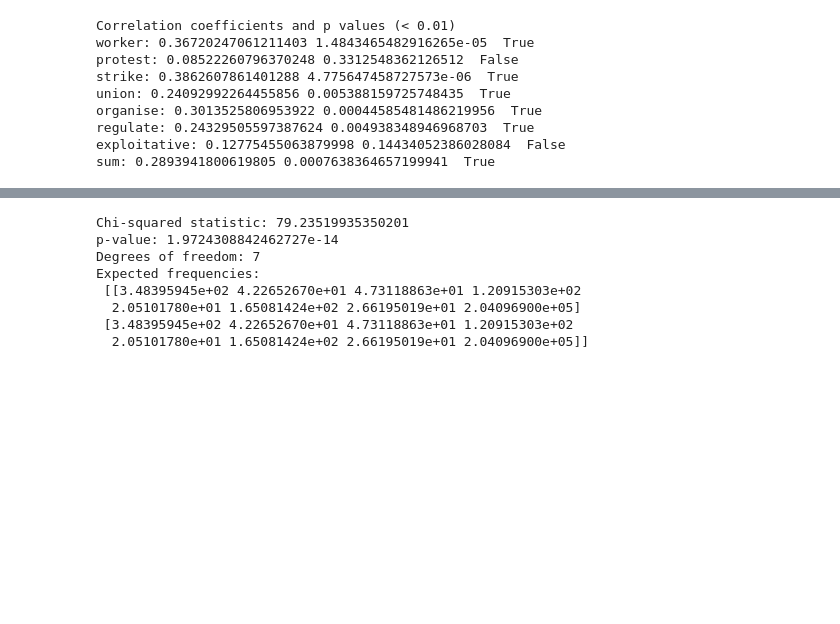
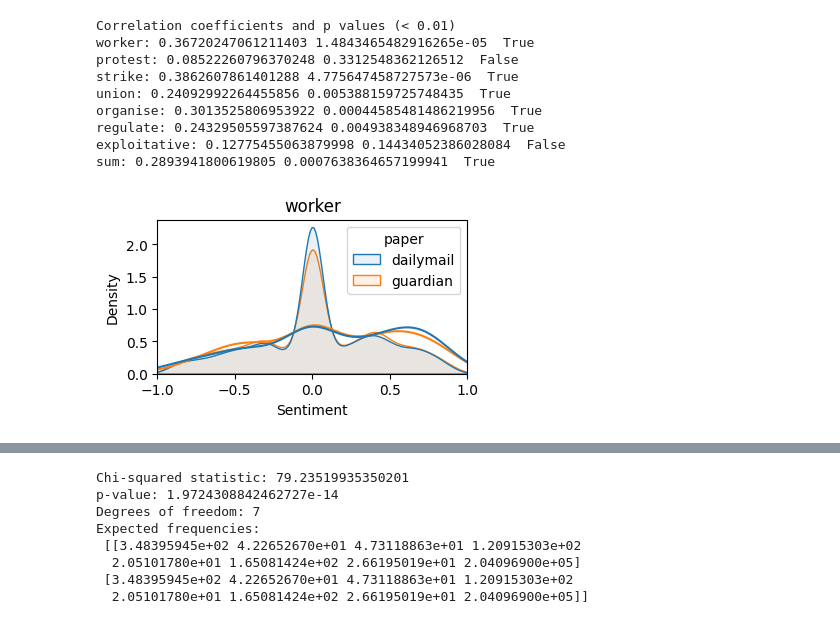
Before and after one commit to dmh21za/compmeth, a Jupyter notebook: summative.ipynb, the cells around one changed output, grey strips where cells are left out. Saved outputs shown, nothing was run; the diff lists cells and outputs as text; code cells hidden in the pictures; blank space fills up the shorter version.

Commit message:
can make graphs that show sentiment of sentences / headlines containing keywords

```diff
--- a/summative.ipynb
+++ b/summative.ipynb
@@ -941,3 +943,85 @@ organise: 0.3013525806953922 0.00044585481486219956  True
 regulate: 0.24329505597387624 0.004938348946968703  True
 exploitative: 0.12775455063879998 0.14434052386028084  False
 sum: 0.2893941800619805 0.0007638364657199941  True
+# %%
+# this is going to do topic modelling for each sentence that includes keywords
+# first step is to combine all bodies into a single block of text
+df = load_articles('./final_data.json')
+df.head(5)
+
+# merge all bodies of each paper into list of sentences
+body_dm = sent_tokenize(". ".join(df[df['paper'] == 'dailymail']['body']))
+body_g = sent_tokenize(". ".join(df[df['paper'] == 'guardian']['body']))
+
+"""import string
+#get headlines as np array
+def remove_punctuation(text):
+   # Create a translation table to remove punctuation
+   translator = str.maketrans('', '', string.punctuation)
+   # Apply the translation table to the text
+   return text.translate(translator)
+
+# strip punctuation before tokenising so that number of headlines = number of sentences
+body_dm = sent_tokenize(". ".join(df[df['paper'] == 'dailymail']['headline'].apply(remove_punctuation)))
+body_g = sent_tokenize(". ".join(df[df['paper'] == 'guardian']['headline'].apply(remove_punctuation)))"""
+
+all_sents = body_dm + body_g
+
+# two lists of sentences
+# keep only sentences that include the keywords
+"""body_dm = [s for s in body_dm if any(match_word(s, keyword) for keyword in keyword_regexes.values())]
+body_g = [s for s in body_g if any(match_word(s, keyword) for keyword in keyword_regexes.values())]"""
+
+#for s in body_dm: print(s)
+
+# let's make a dataframe
+# PAPER | SENTENCE | keywords (t/f) | SENTIMENT | 5 TOPICS
+df_sent = pd.DataFrame(columns=['paper', 'sentence'])
+df_sent['paper'] = ['dailymail'] * len(body_dm) + ['guardian'] * len(body_g)
+df_sent['sentence'] = body_dm + body_g
+
+
+for k in keyword_regexes:
+    df_sent[k] = df_sent['sentence'].apply(lambda x : match_word(x, keyword_regexes[k]) > 0)
+
+df_sent['sentiment'] = df_sent['sentence'].apply(get_sentiment)
+# topic model
+#df_sent['topics'] = df_sent['sentence'].apply(get_topics_text)
+
+# create plot
+
+# create sentiment kde
+for k in keyword_regexes:
+  if df_sent[k].any():
+    sns.kdeplot(data=df_sent[df_sent[k] == True], x="sentiment", hue='paper', fill=False, common_norm=False)
+    sns.kdeplot(data=df_sent, x="sentiment", hue='paper', fill=True, common_norm=False, alpha = 0.1)
+    plt.title(k)
+    plt.xlim(-1, 1)
+    # make graphs small size
+    plt.gcf().set_size_inches(4, 2)
+    plt.xlabel('Sentiment')
+    plt.ylabel('Density')
+    plt.show()
+
+# also do overall
+sns.kdeplot(data=df_sent, x="sentiment", hue='paper', fill=False, common_norm=False)
+plt.title("Overall")
+plt.xlim(-1, 1)
+plt.gcf().set_size_inches(4, 2)
+plt.xlabel('Sentiment')
+plt.ylabel('Density')
+plt.show()
+
+# add keywords as labels
+#plt.legend(labels=keyword_regexes.keys())
+# print how many sentences are daily mail and how many are guardian
+print("Daily mail: " + str(len(body_dm)) + " guardian: " + str(len(body_g)))
+
+# conclude here that sentiment analysis doesn't tell us much
+# e.g., we expect both papers to portray strikes badly
+# the difference is that guardian might focus more on worker-oriented stuff whereas
+# daily mail will look more at delays (consumer-facing issues)
+
+df_sent.sample(10)
+# %% [output]
+[figure, added]
```
Also changed, not shown: parts of 5 cells of this notebook.
